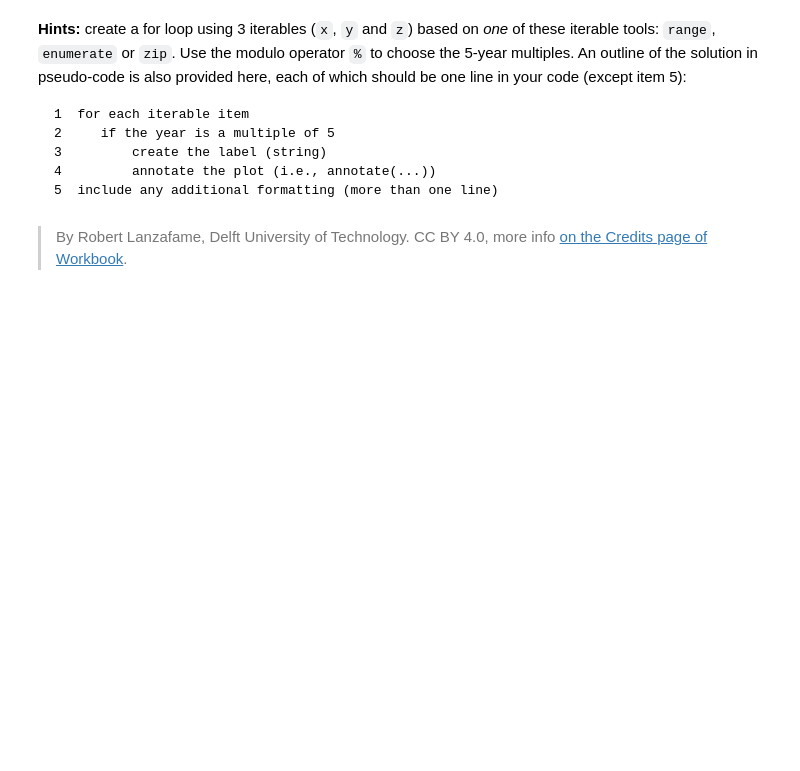
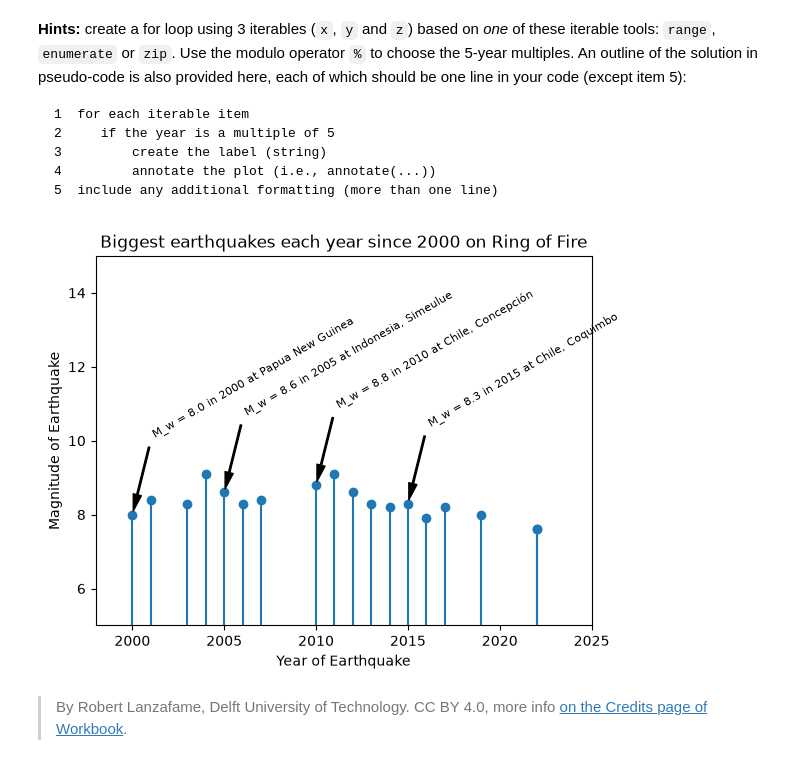
Before and after one commit to FLvandenende/PA2.3, a Jupyter notebook: 3_stem_plots.ipynb, the cells around one changed output. Saved outputs shown, nothing was run; the diff lists cells and outputs as text; code cells hidden in the pictures; blank space fills up the shorter version.

```diff
--- a/3_stem_plots.ipynb
+++ b/3_stem_plots.ipynb
@@ -76,2 +74,25 @@ plt.savefig('my_earthquake.svg')
+# %%
+plt.figure()
+plt.stem(year, magn, bottom=5, basefmt=' ')
+
+for x, y, z in zip(year, magn, site):          # 1. loop over de 3 lijsten tegelijk
+    if x % 5 == 0:                              # 2. alleen jaren die een veelvoud van 5 zijn
+        label = f'M_w = {y} in {x} at {z}'      # 3. tekstlabel maken
+        plt.annotate(label, xy=(x, y), xytext=(x + 1, y + 2),   # 4. annoteren met pijl
+                     rotation=30, fontsize=8, ha='left', va='bottom',
+                     arrowprops=dict(facecolor='black', width=1, headwidth=6, shrink=0.05))
+
+
+plt.title('Biggest earthquakes each year since 2000 on Ring of Fire')
+plt.xlabel('Year of Earthquake')
+plt.ylabel('Magnitude of Earthquake')
+plt.xlim(1998, 2025)
+plt.ylim(5, 15)
+plt.xticks(range(2000, 2026, 5))
+plt.yticks(range(6, 15, 2))
+
+plt.savefig('my_earthquake.svg')
+# %% [output]
+[figure, added]
 # %% [markdown]
 > By Robert Lanzafame, Delft University of Technology. CC BY 4.0, more info [on the Credits page of Workbook](https://mude.citg.tudelft.nl/workbook-2025/credits.html).
```
Also changed, not shown: parts of 2 cells of this notebook, 4 other files.
